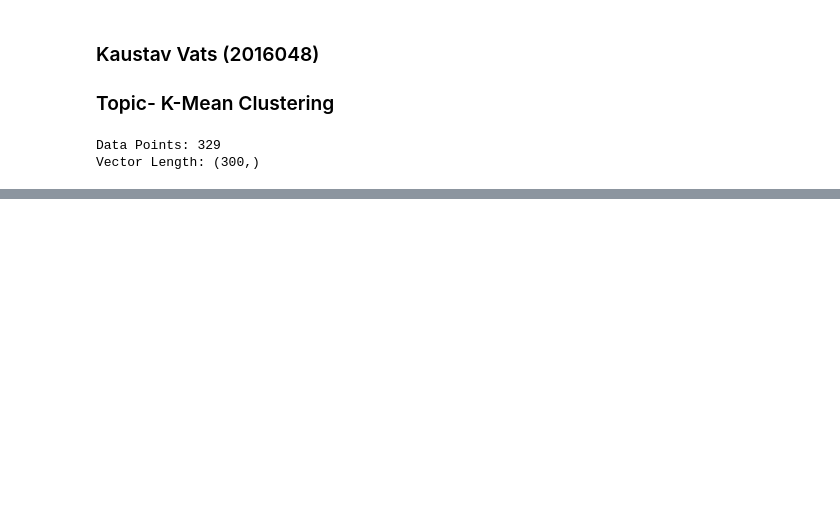
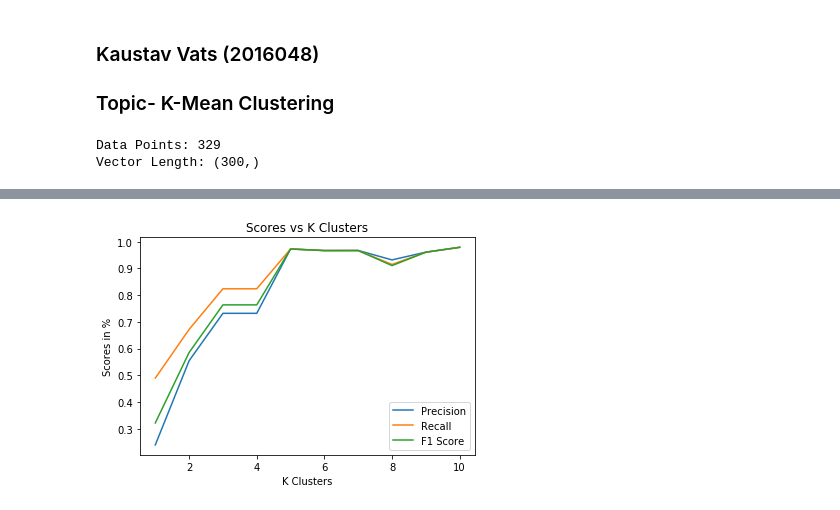
Before and after one commit to Kvatsx/Data-Mining-Assignments, a Jupyter notebook: Assignment-4/KMeanClustering.ipynb, the cells around one changed output, grey strips where cells are left out. Saved outputs shown, nothing was run; the diff lists cells and outputs as text; code cells hidden in the pictures; blank space fills up the shorter version.

```diff
--- a/Assignment-4/KMeanClustering.ipynb
+++ b/Assignment-4/KMeanClustering.ipynb
@@ -86,8 +136,11 @@ def KMean(K, X, mini=-3.3685, maxi=1.9523, max_iter=1000):
 Classes = ['animals', 'countries', 'fruits', 'veggies']
 dataPath = 'clustering-data/'
 Data = []
+GroundTruth = []
 for i in range(len(Classes)):
-    Data += load_data(dataPath+Classes[i], Classes[i])
+    d, m = load_data(dataPath+Classes[i], i)
+    Data += d
+    GroundTruth.append(np.reshape(m, (1, m.shape[0])))
 print("Data Points: {}".format(len(Data)))
 print("Vector Length: {}".format(Data[0][2].shape))
 # %% [output]
@@ -122,0 +215,12 @@ array([2, 2, 2, 2, 1, 2, 2, 2, 2, 2, 2, 2, 2, 2, 2, 2, 2, 2, 2, 2, 2, 2,
+# %%
+plt.figure()
+plt.plot(xAxis, Prec, label='Precision')
+plt.plot(xAxis, Recall, label='Recall')
+plt.plot(xAxis, F1Score, label='F1 Score')
+plt.legend()
+plt.xlabel('K Clusters')
+plt.ylabel('Scores in %')
+plt.title("Scores vs K Clusters")
+plt.show()
+# %% [output]
+[figure, added]
```
Also changed, not shown: parts of 8 cells of this notebook.
